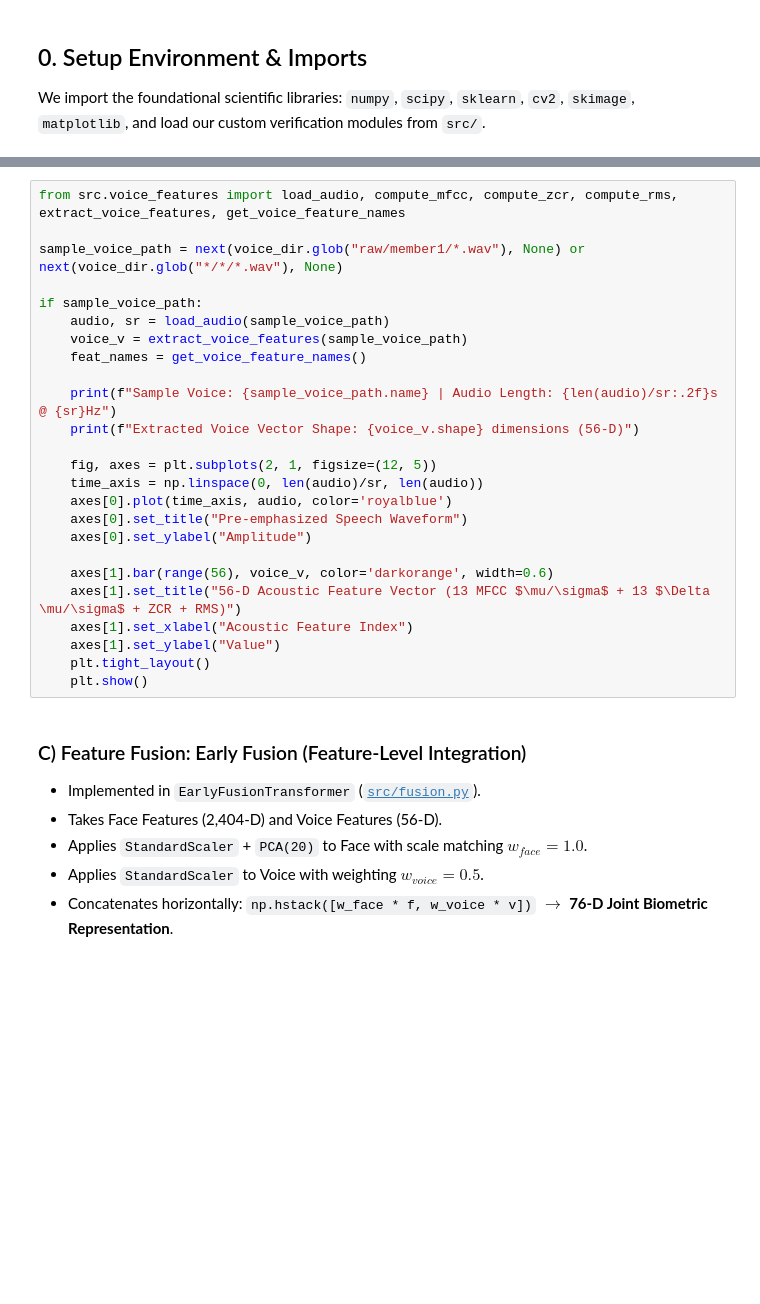
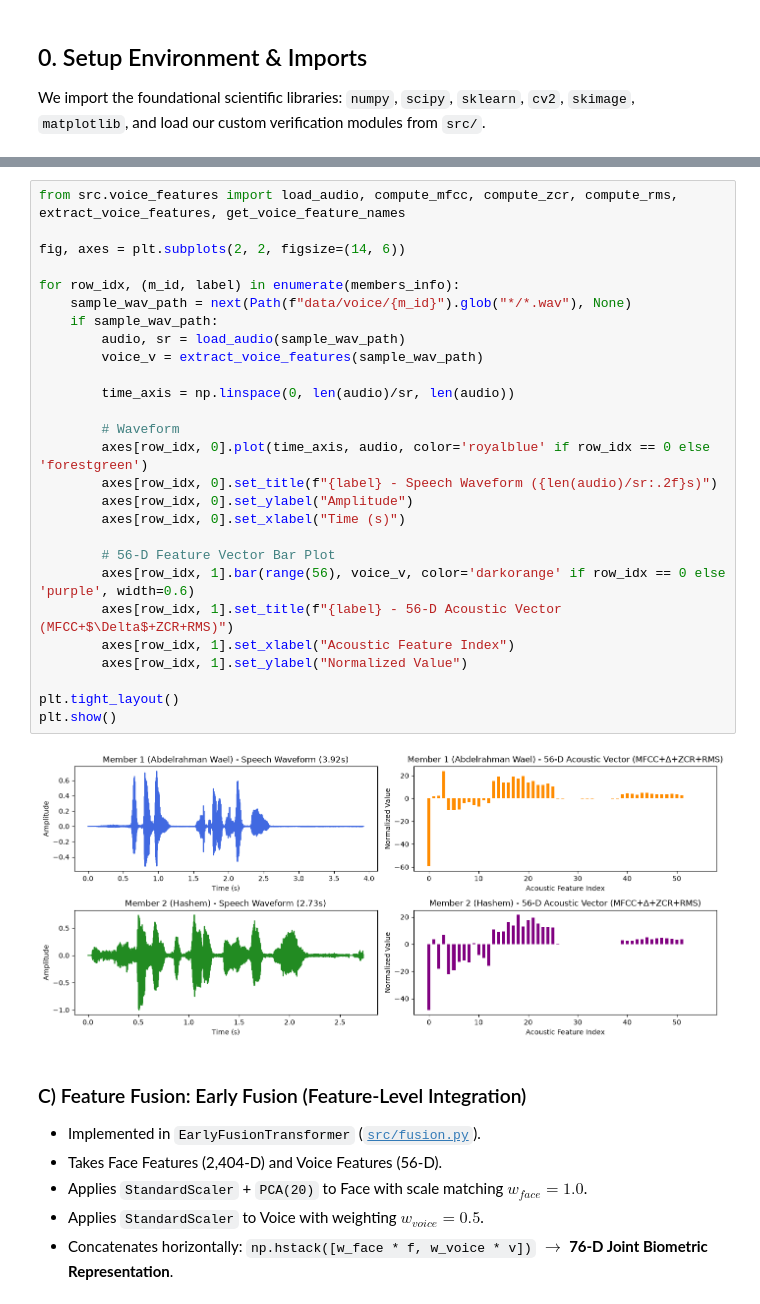
Before and after one commit to AbdelrhamanWael/Smart-Security-Gate, a Jupyter notebook: Biometric_Security_Gate_Complete_Pipeline.ipynb, the cells around one changed output, grey strips where cells are left out. Drawn from its saved outputs; the diff is of its cells as text; blank space fills up the shorter version.

```diff
--- a/Biometric_Security_Gate_Complete_Pipeline.ipynb
+++ b/Biometric_Security_Gate_Complete_Pipeline.ipynb
@@ -117,28 +153,32 @@ if sample_face_path:
 # %%
 from src.voice_features import load_audio, compute_mfcc, compute_zcr, compute_rms, extract_voice_features, get_voice_feature_names
 
-sample_voice_path = next(voice_dir.glob("raw/member1/*.wav"), None) or next(voice_dir.glob("*/*/*.wav"), None)
+fig, axes = plt.subplots(2, 2, figsize=(14, 6))
 
-if sample_voice_path:
-    audio, sr = load_audio(sample_voice_path)
-    voice_v = extract_voice_features(sample_voice_path)
-    feat_names = get_voice_feature_names()
+for row_idx, (m_id, label) in enumerate(members_info):
+    sample_wav_path = next(Path(f"data/voice/{m_id}").glob("*/*.wav"), None)
+    if sample_wav_path:
+        audio, sr = load_audio(sample_wav_path)
+        voice_v = extract_voice_features(sample_wav_path)
 
-    print(f"Sample Voice: {sample_voice_path.name} | Audio Length: {len(audio)/sr:.2f}s @ {sr}Hz")
-    print(f"Extracted Voice Vector Shape: {voice_v.shape} dimensions (56-D)")
+        time_axis = np.linspace(0, len(audio)/sr, len(audio))
 
-    fig, axes = plt.subplots(2, 1, figsize=(12, 5))
-    time_axis = np.linspace(0, len(audio)/sr, len(audio))
-    axes[0].plot(time_axis, audio, color='royalblue')
-    axes[0].set_title("Pre-emphasized Speech Waveform")
-    axes[0].set_ylabel("Amplitude")
+        # Waveform
+        axes[row_idx, 0].plot(time_axis, audio, color='royalblue' if row_idx == 0 else 'forestgreen')
+        axes[row_idx, 0].set_title(f"{label} - Speech Waveform ({len(audio)/sr:.2f}s)")
+        axes[row_idx, 0].set_ylabel("Amplitude")
+        axes[row_idx, 0].set_xlabel("Time (s)")
 
-    axes[1].bar(range(56), voice_v, color='darkorange', width=0.6)
-    axes[1].set_title("56-D Acoustic Feature Vector (13 MFCC $\mu/\sigma$ + 13 $\Delta \mu/\sigma$ + ZCR + RMS)")
-    axes[1].set_xlabel("Acoustic Feature Index")
-    axes[1].set_ylabel("Value")
-    plt.tight_layout()
-    plt.show()
+        # 56-D Feature Vector Bar Plot
+        axes[row_idx, 1].bar(range(56), voice_v, color='darkorange' if row_idx == 0 else 'purple', width=0.6)
+        axes[row_idx, 1].set_title(f"{label} - 56-D Acoustic Vector (MFCC+$\Delta$+ZCR+RMS)")
+        axes[row_idx, 1].set_xlabel("Acoustic Feature Index")
+        axes[row_idx, 1].set_ylabel("Normalized Value")
+
+plt.tight_layout()
+plt.show()
+# %% [output]
+[figure, added]
 # %% [markdown]
 ### C) Feature Fusion: Early Fusion (Feature-Level Integration)
 - Implemented in `EarlyFusionTransformer` ([`src/fusion.py`](file:///src/fusion.py)).
```
Also changed, not shown: parts of 26 cells of this notebook, 2 other files.
